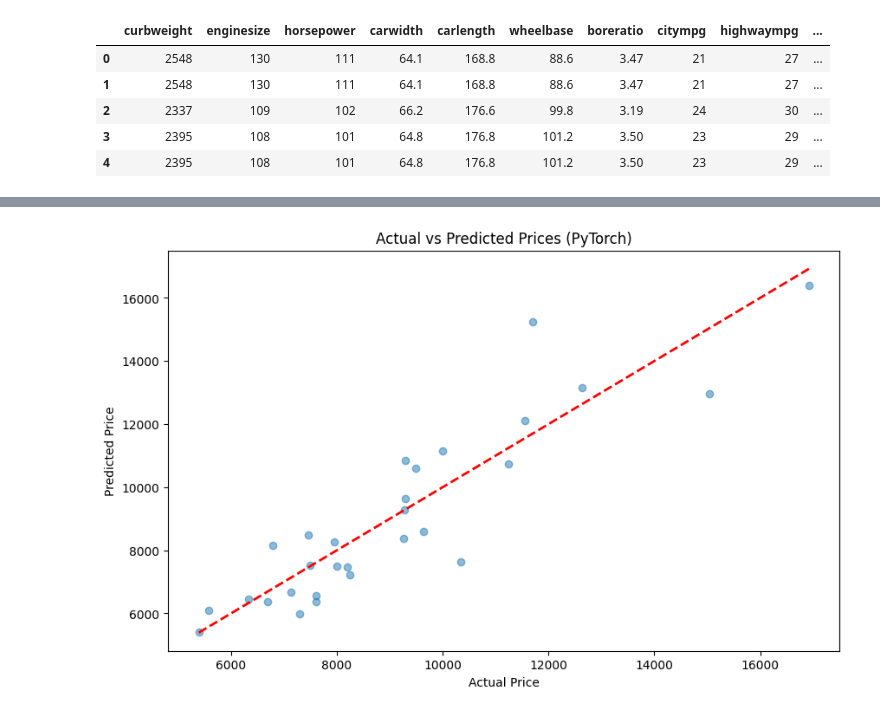
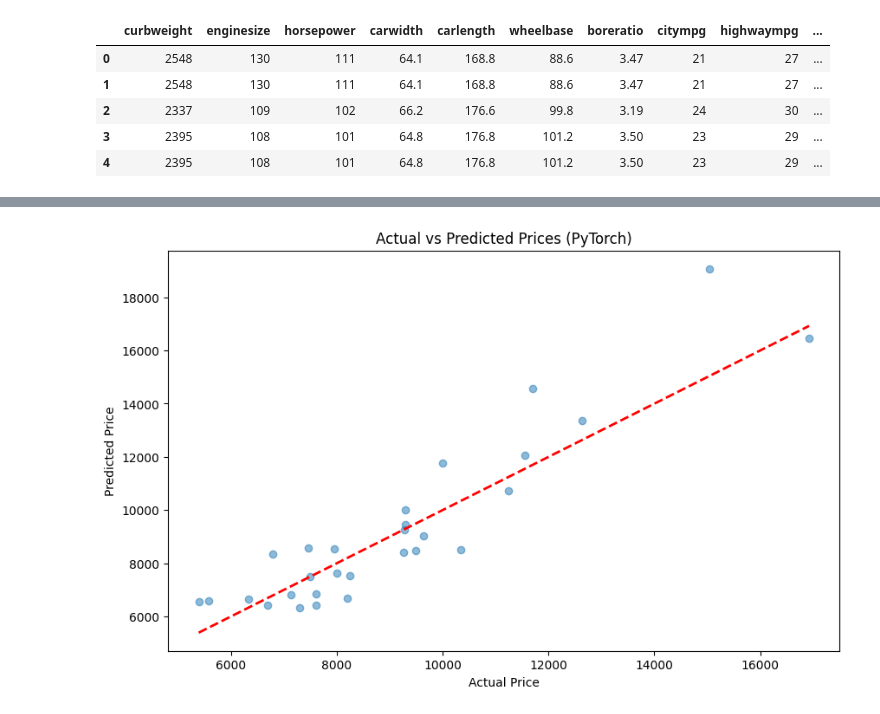
Before and after one commit to S-Pushkar/Multi_Node_Deep_Learning_Framework, a Jupyter notebook: kaggle_dataset/car_prices.ipynb, the cells around one changed output, grey strips where cells are left out. Drawn from its saved outputs; the diff is of its cells as text; code cells hidden in the pictures.

Commit message:
changed epochs to 2000 for better convergence

```diff
--- a/kaggle_dataset/car_prices.ipynb
+++ b/kaggle_dataset/car_prices.ipynb
@@ -123,7 +123,7 @@ model = MLP(X_train_tensor.shape[1]).to(device)
 # === Training Setup ===
 criterion = nn.MSELoss()
 optimizer = optim.Adam(model.parameters(), lr=0.001)
-epochs = 5000
+epochs = 2000
 batch_size = 64
 
 # === Training Loop ===
@@ -186,4 +180,4 @@ Root Mean Squared Error: 1202.36
-[figure, old version]
+[figure, new version]
 # %%
 train_df = pd.DataFrame(X_train, columns=features)
 train_df['price'] = y_train
```
Also changed, not shown: parts of 1 cell of this notebook, 2 other files.
